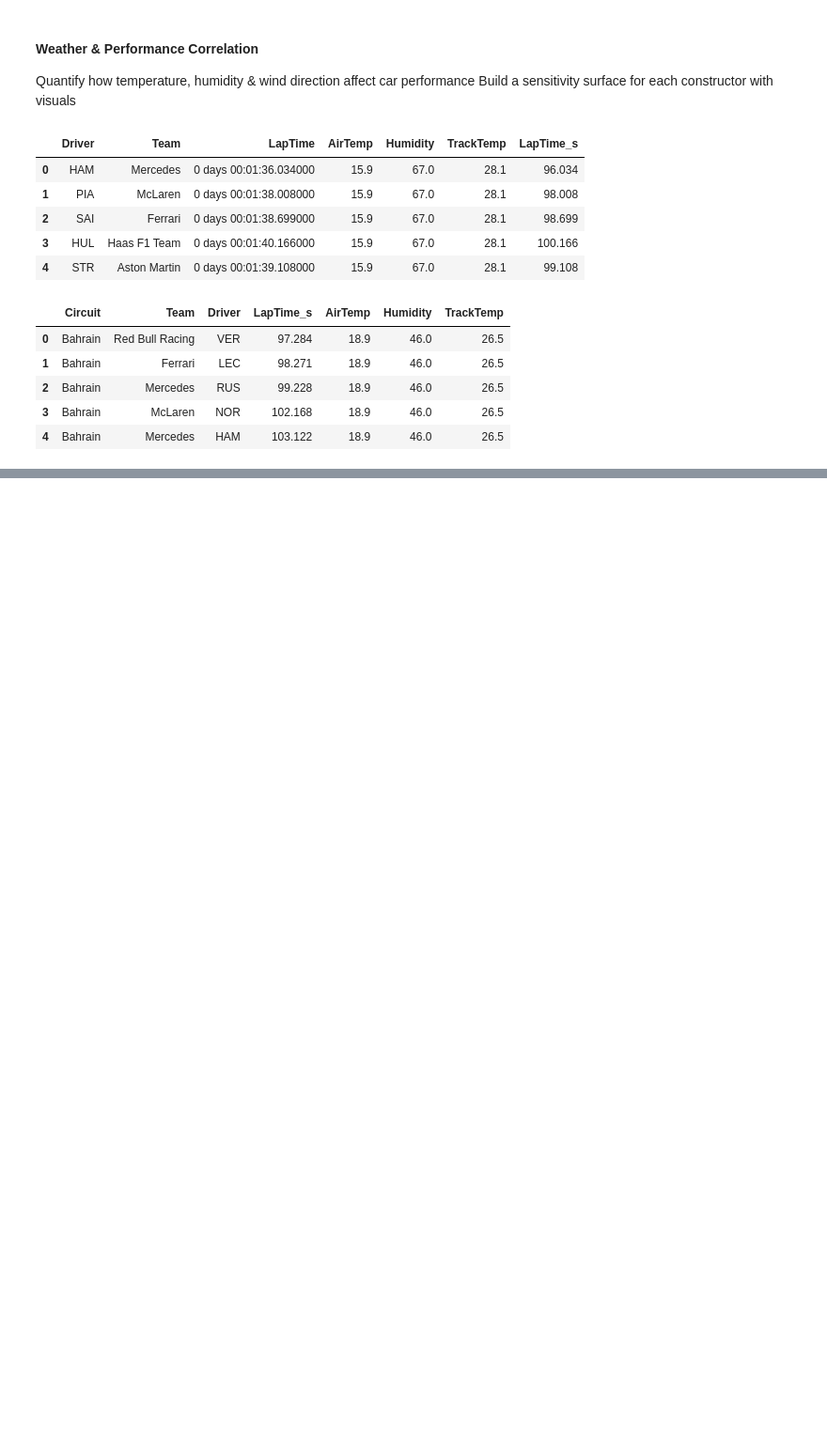
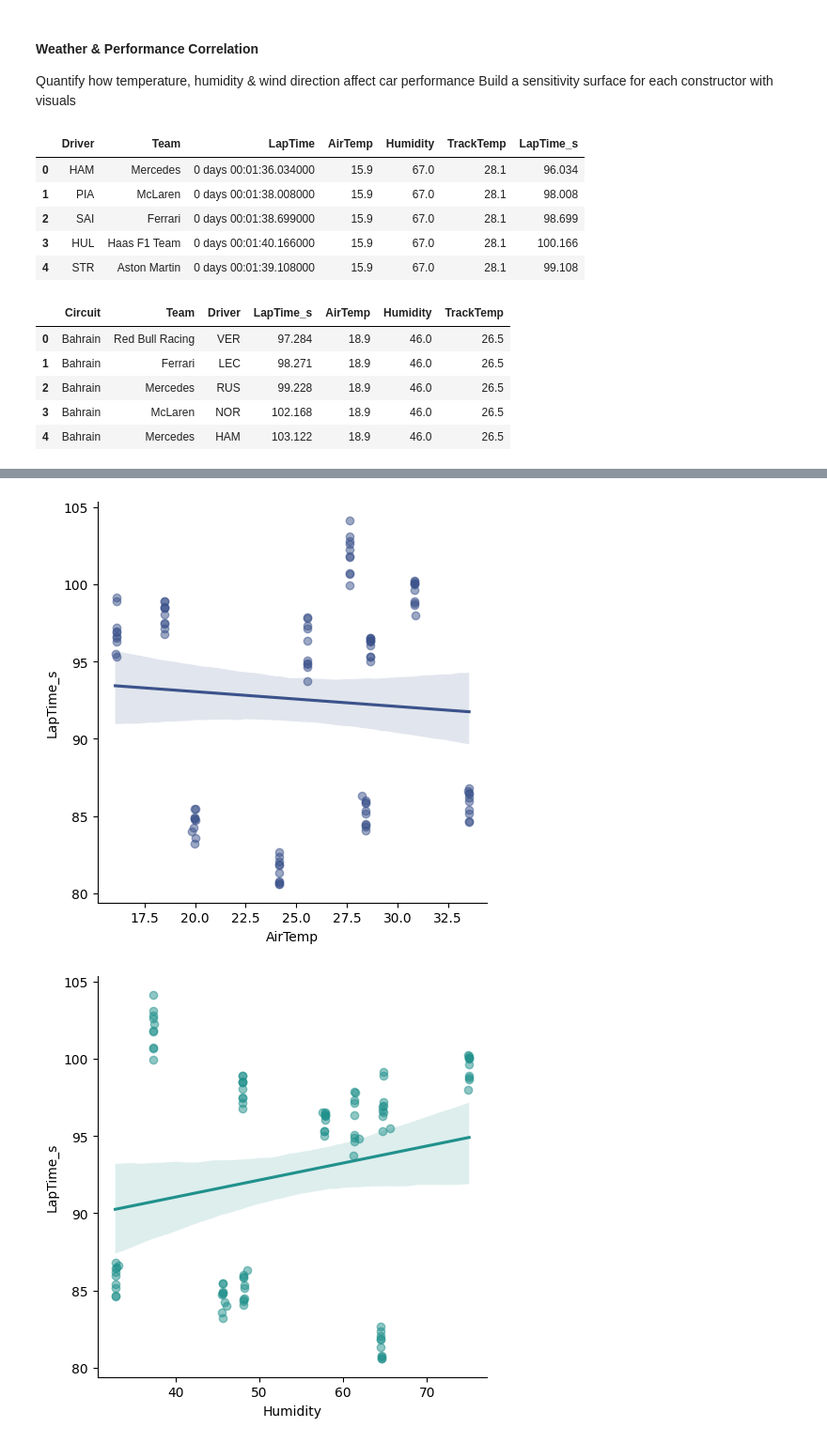
Before and after one commit to avnishkn/F1, a Jupyter notebook: f1.ipynb, the cells around one changed output, grey strips where cells are left out. Shown: that part at 94% size. Cells and saved outputs as stored; diff of their text form; code cells hidden in the pictures; blank space fills up the shorter version.

```diff
--- a/f1.ipynb
+++ b/f1.ipynb
@@ -109,0 +118,14 @@ agg = (df_all
+# %%
+# Aggregate across teams to plot global trend
+features = ['AirTemp', 'Humidity', 'TrackTemp']
+palette = sns.color_palette('viridis', n_colors=len(features))
+
+for i, feature in enumerate(['AirTemp','Humidity','TrackTemp']):
+    sns.lmplot(
+        data=agg, x=feature, y='LapTime_s',
+        line_kws={'color': palette[i]},
+        scatter_kws={'color': palette[i], 'alpha': 0.5}
+    )
+# %% [output]
+[figure, added]
+[figure, added]
```
Also changed, not shown: parts of 8 cells of this notebook.
